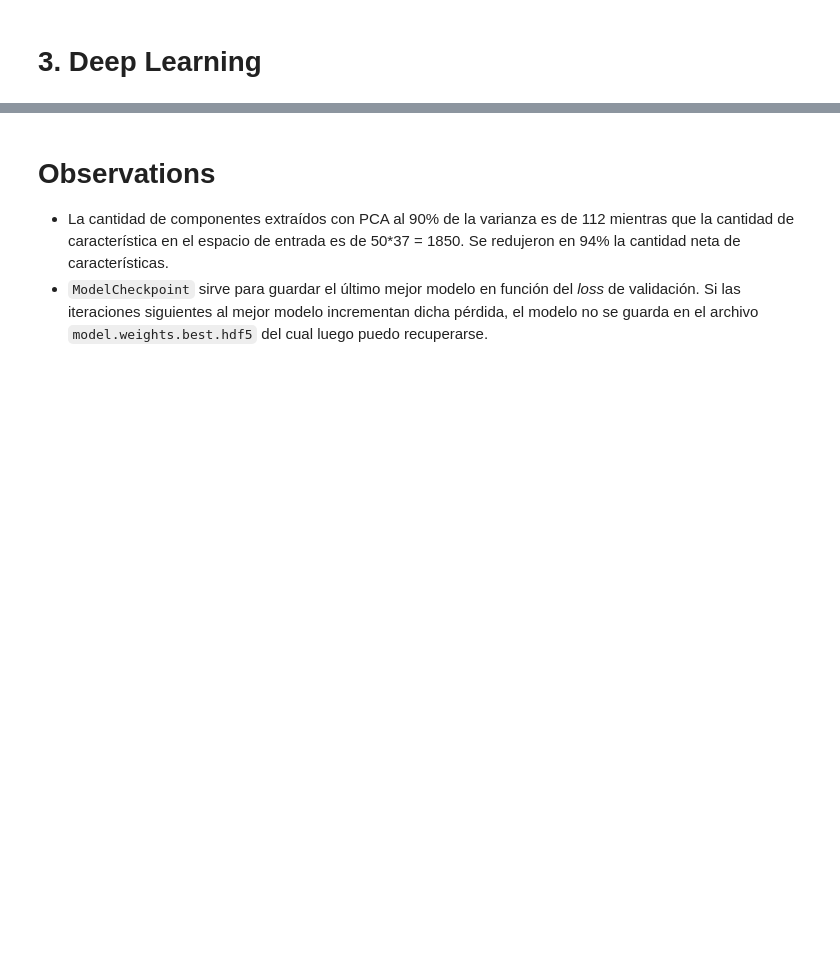
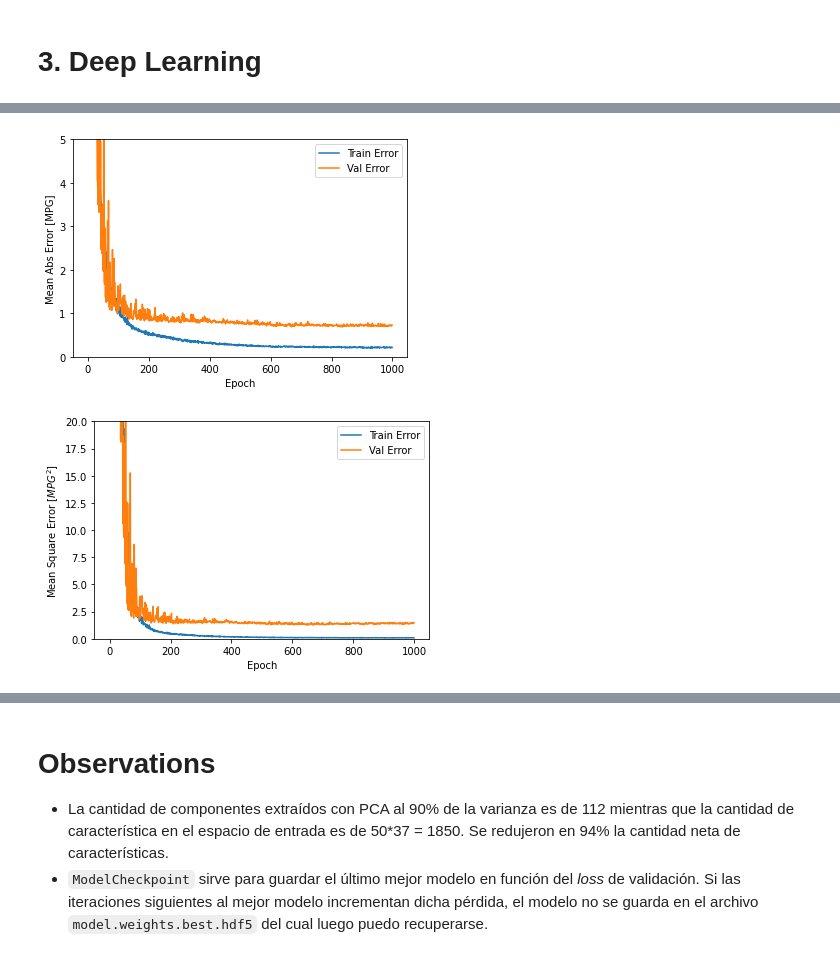
Before and after one commit to Camilo-Hernandez/Analisis-y-tratamiento-de-imagenes, a Jupyter notebook: FaceRecognitionSystems.ipynb, the cells around one changed output, grey strips where cells are left out. Cells and saved outputs as stored; diff of their text form; code cells hidden in the pictures; blank space fills up the shorter version.

```diff
--- a/FaceRecognitionSystems.ipynb
+++ b/FaceRecognitionSystems.ipynb
@@ -340,0 +627,2 @@ test_dataset = dataset.drop(train_dataset.index)
+# %%
+model = build_model()
@@ -340,0 +665,13 @@ test_dataset = dataset.drop(train_dataset.index)
+# %%
+# Display training progress by printing a single dot for each completed epoch
+class PrintDot(keras.callbacks.Callback):
+  def on_epoch_end(self, epoch, logs):
+    if epoch % 100 == 0: print('')
+    print('.', end='')
+
+EPOCHS = 1000
+
+history = model.fit(
+  X_train_pca, y_train,
+  epochs = EPOCHS, validation_split = 0.2, verbose = 0,
+  callbacks = [PrintDot()])
@@ -340,0 +689,4 @@ test_dataset = dataset.drop(train_dataset.index)
+# %%
+hist = pd.DataFrame(history.history)
+hist['epoch'] = history.epoch
+hist.tail()
@@ -340,0 +700,31 @@ test_dataset = dataset.drop(train_dataset.index)
+# %%
+def plot_history(history):
+  hist = pd.DataFrame(history.history)
+  hist['epoch'] = history.epoch
+
+  plt.figure()
+  plt.xlabel('Epoch')
+  plt.ylabel('Mean Abs Error [MPG]')
+  plt.plot(hist['epoch'], hist['mae'],
+           label='Train Error')
+  plt.plot(hist['epoch'], hist['val_mae'],
+           label = 'Val Error')
+  plt.ylim([0,5])
+  plt.legend()
+
+  plt.figure()
+  plt.xlabel('Epoch')
+  plt.ylabel('Mean Square Error [$MPG^2$]')
+  plt.plot(hist['epoch'], hist['mse'],
+           label='Train Error')
+  plt.plot(hist['epoch'], hist['val_mse'],
+           label = 'Val Error')
+  plt.ylim([0,20])
+  plt.legend()
+  plt.show()
+
+
+plot_history(history)
+# %% [output]
+[figure, added]
+[figure, added]
```
Also changed, not shown: parts of 34 cells of this notebook.
